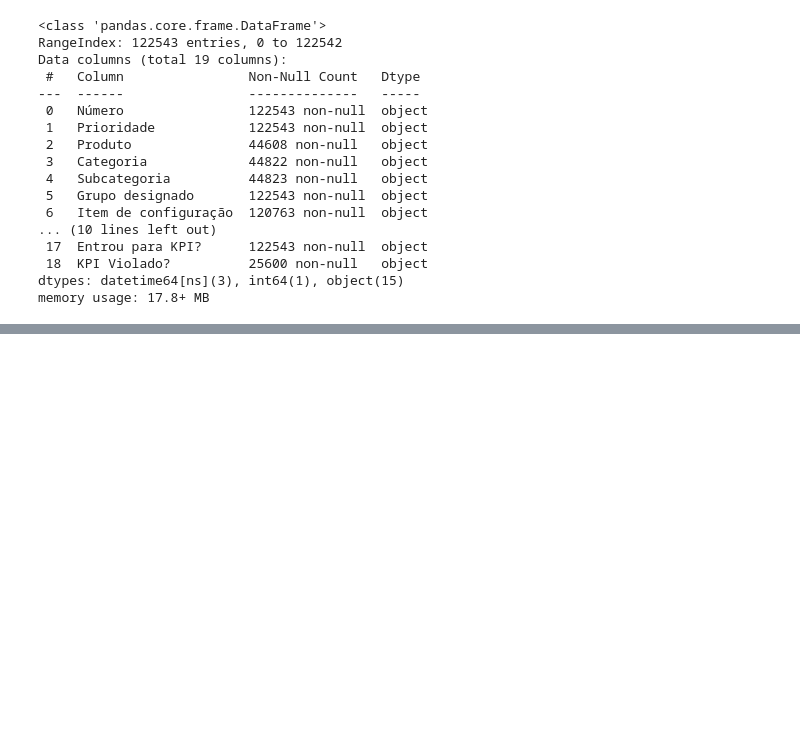
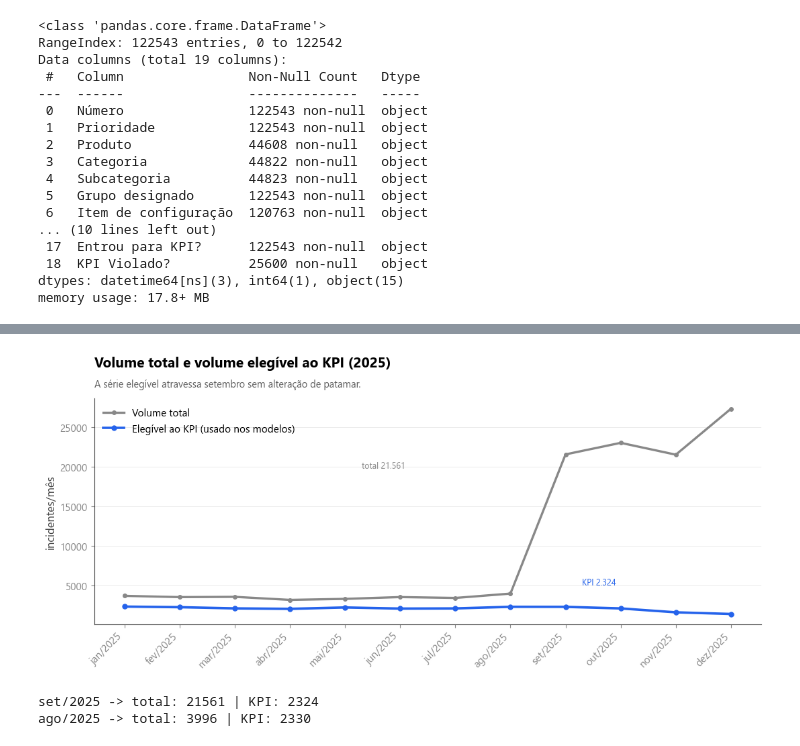
Before and after one commit to igor-vignola/LocaWeb-Cronos, a Jupyter notebook: notebooks/01_eda.ipynb, the cells around one changed output, grey strips where cells are left out. Cells and saved outputs as stored; diff of their text form; code cells hidden in the pictures; blank space fills up the shorter version.

```diff
--- a/notebooks/01_eda.ipynb
+++ b/notebooks/01_eda.ipynb
@@ -688,0 +447,31 @@ top grupos: {'Team11': np.int64(114), 'Team09': np.int64(56), 'Team07': np.int64
+# %%
+vol_total = df_2025.groupby('mes').size().reindex(MESES_2025, fill_value=0)
+vol_kpi = (df_kpi[df_kpi['mes'].isin(MESES_2025)]
+           .groupby('mes').size().reindex(MESES_2025, fill_value=0))
+
+fig, ax = plt.subplots(figsize=(11, 5))
+x = range(len(MESES_2025))
+ax.plot(x, vol_total.values, color=CRONOS_COLORS['mid_gray'], lw=2.4, marker='o', ms=4,
+        label='Volume total')
+ax.plot(x, vol_kpi.values, color=CRONOS_COLORS['accent'], lw=2.6, marker='o', ms=5,
+        label='Elegível ao KPI (usado nos modelos)')
+titulo_cronos(ax, 'Volume total e volume elegível ao KPI (2025)',
+              'A série elegível atravessa setembro sem alteração de patamar.')
+ax.set_ylabel('incidentes/mês')
+ax.set_xticks(list(x))
+ax.set_xticklabels([rotulo_mes(m) for m in MESES_2025], rotation=45, ha='right')
+ax.legend(loc='upper left')
+ax.annotate(f"total {int(vol_total['2025-09']):,}".replace(',', '.'), xy=(8, vol_total['2025-09']),
+            xytext=(4.3, vol_total['2025-09'] * 0.92), fontsize=9, color=CRONOS_COLORS['mid_gray'])
+ax.annotate(f"KPI {int(vol_kpi['2025-09']):,}".replace(',', '.'), xy=(8, vol_kpi['2025-09']),
+            xytext=(8.3, vol_kpi['2025-09'] + 2800), fontsize=9, color=CRONOS_COLORS['accent'])
+fig.tight_layout()
+fig.savefig(FIGURES_DIR / '42b_total_vs_kpi.png', dpi=200, bbox_inches='tight', facecolor='white')
+plt.show()
+
+print('set/2025 -> total:', int(vol_total['2025-09']), '| KPI:', int(vol_kpi['2025-09']))
+print('ago/2025 -> total:', int(vol_total['2025-08']), '| KPI:', int(vol_kpi['2025-08']))
+# %% [output]
+[figure, added]
+set/2025 -> total: 21561 | KPI: 2324
+ago/2025 -> total: 3996 | KPI: 2330
```
Also changed, not shown: parts of 86 cells of this notebook, 14 other files.
